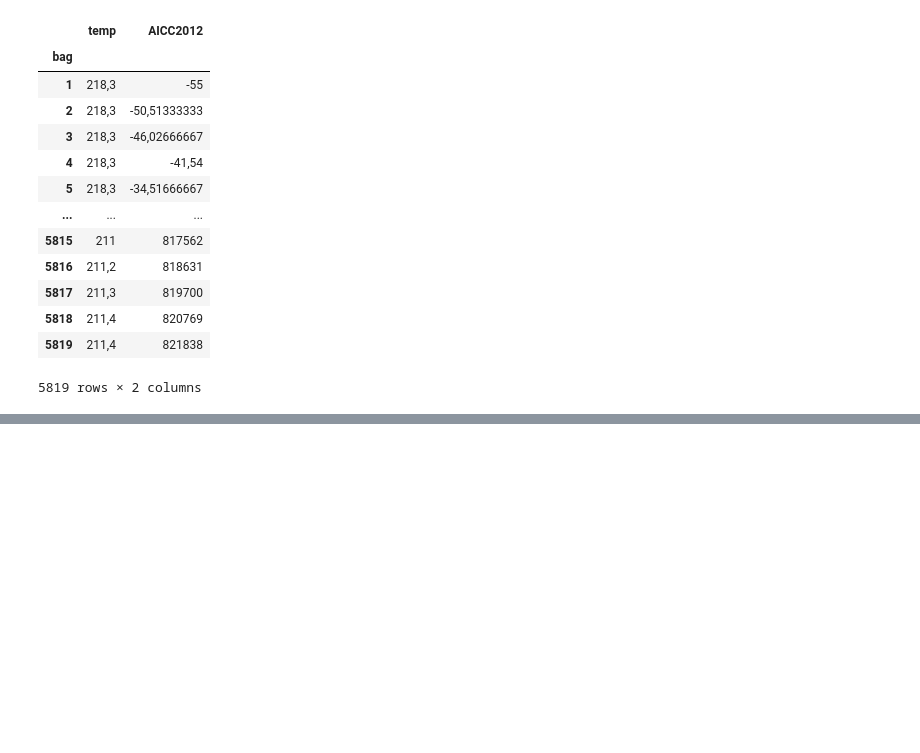
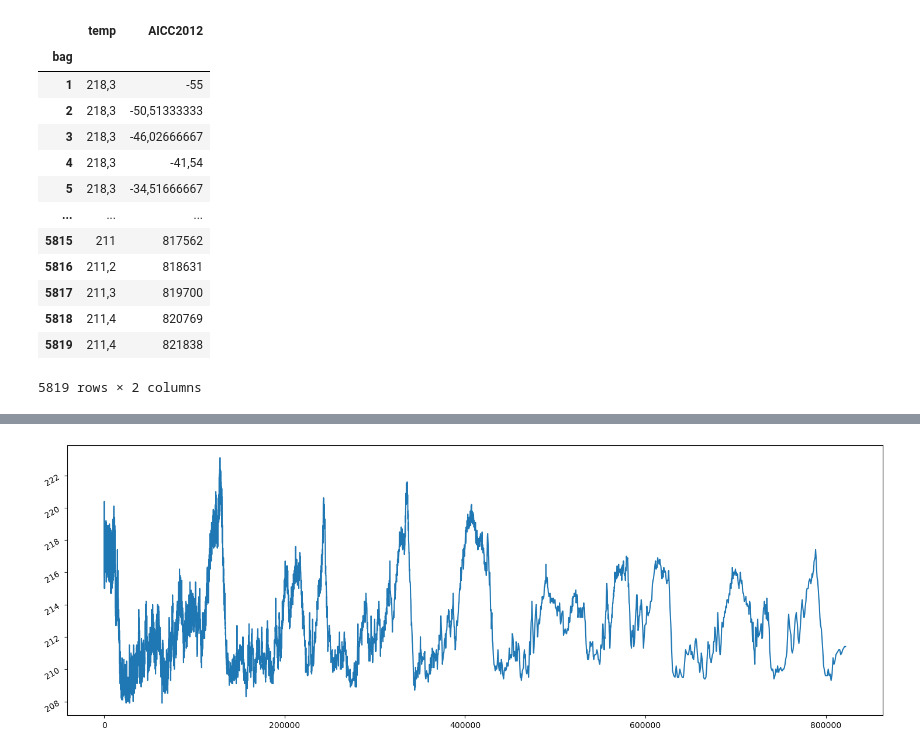
Before and after one commit to yimak/Programming_for_DA_project_2, a Jupyter notebook: project.ipynb, the cells around one changed output, grey strips where cells are left out. Cells and saved outputs as stored; diff of their text form; code cells hidden in the pictures; blank space fills up the shorter version.

```diff
--- a/project.ipynb
+++ b/project.ipynb
@@ -65,3 +70,24 @@ dff
+# %%
+import pandas as pd
+import matplotlib.pyplot as plt
+
+
+data = pd.read_csv('Temperature Jouzel AICC.csv', delimiter=',', decimal=',')
+
+
+plt.figure(figsize=(18, 6))
+
+# define X and Y axis
+x_axis = data['AICC2012']
+y_axis = data['temp']
+plt.plot(x_axis, y_axis)
+
+# Rotate and align x-axis tick labels
+plt.yticks(rotation=30, ha='right')
+
+plt.show()
+# %% [output]
+[figure, added]
 # %%
 import matplotlib.pyplot as plt
 import pandas as pd
```
Also changed, not shown: parts of 7 cells of this notebook, 4 other files.
